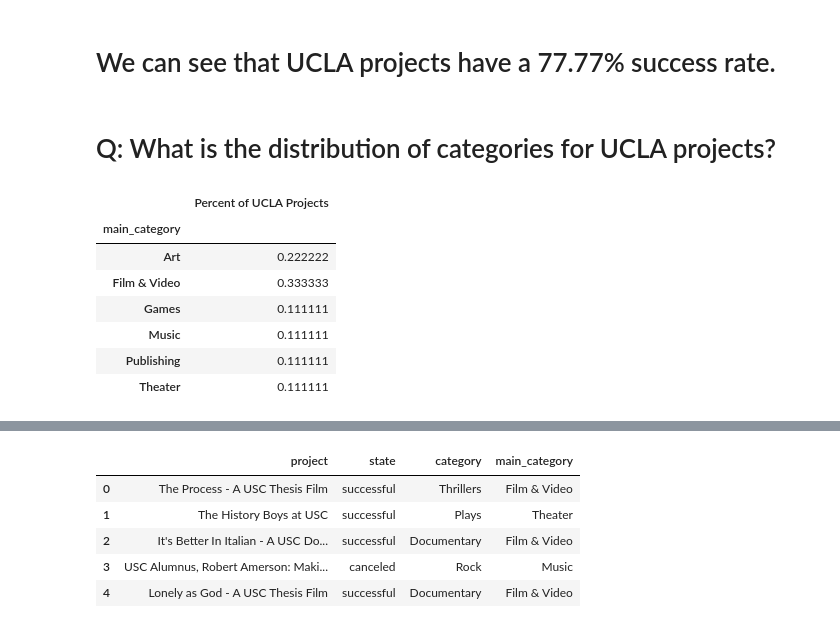
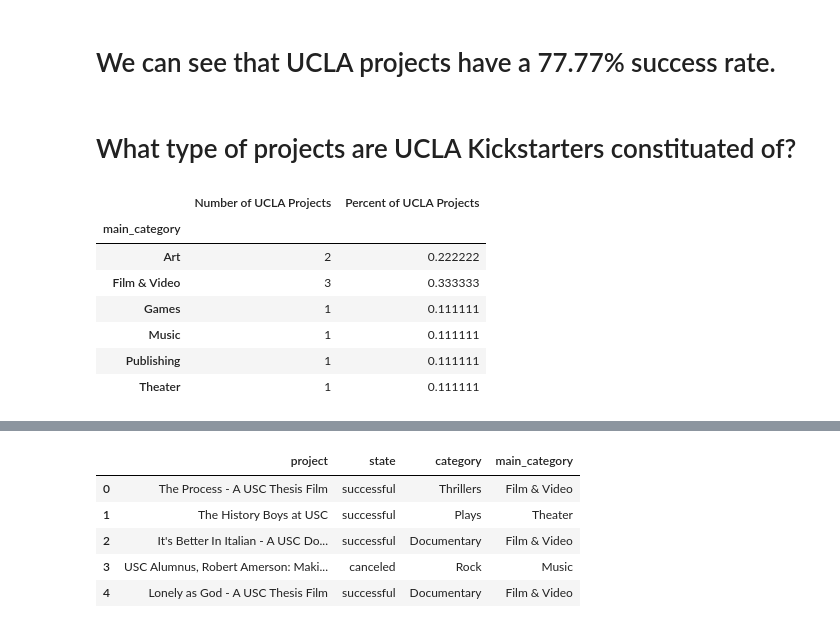
Before and after one commit to hannah-ross/dataforgood, a Jupyter notebook: clean_Hannah_exploring.ipynb, the cells around one changed output, grey strips where cells are left out. Saved outputs shown, nothing was run; the diff lists cells and outputs as text; code cells hidden in the pictures.

```diff
--- a/clean_Hannah_exploring.ipynb
+++ b/clean_Hannah_exploring.ipynb
@@ -265,6 +262,3 @@ ucla_states
 | 6 | Scottie's UCLA Thesis Production | successful | Shorts | Film & Video |
 | 7 | UCLA RT3DA and VR Games Showcase | successful | Video Games | Games |
 | 8 | The Martyr - UCLA 35mm Thesis Fil... | successful | Drama | Film & Video |
-# %%
-ucla_states = pd.DataFrame(ucla_states)
-ucla_states
@@ -311,23 +287,21 @@ ucla_scores_percents
 # %% [markdown]
 # We can see that UCLA projects have a 77.77% success rate.
-# %% [markdown]
-# Q: What is the distribution of categories for UCLA projects?
+# %% [markdown]
+# What type of projects are UCLA Kickstarters constituated of?
 # %%
 ucla_maincats=pd.DataFrame(ucla_states.groupby('main_category')['main_category'].count())
 
 ucla_maincats.columns = ['Number of UCLA Projects']
 
-ucla_maincats_percents = ucla_maincats/ucla_maincats['Number of UCLA Projects'].sum()
+ucla_maincats['Percent of UCLA Projects']= ucla_maincats/ucla_maincats['Number of UCLA Projects'].sum()
 
-ucla_maincats_percents.columns = ['Percent of UCLA Projects']
-
-ucla_maincats_percents
+ucla_maincats
 # %% [output]
-|  | Percent of UCLA Projects |
-| main_category |  |
-| Art | 0.222222 |
-| Film & Video | 0.333333 |
-| Games | 0.111111 |
-| Music | 0.111111 |
-| Publishing | 0.111111 |
-| Theater | 0.111111 |
+|  | Number of UCLA Projects | Percent of UCLA Projects |
+| main_category |  |  |
+| Art | 2 | 0.222222 |
+| Film & Video | 3 | 0.333333 |
+| Games | 1 | 0.111111 |
+| Music | 1 | 0.111111 |
+| Publishing | 1 | 0.111111 |
+| Theater | 1 | 0.111111 |
```
Also changed, not shown: parts of 71 cells of this notebook.
